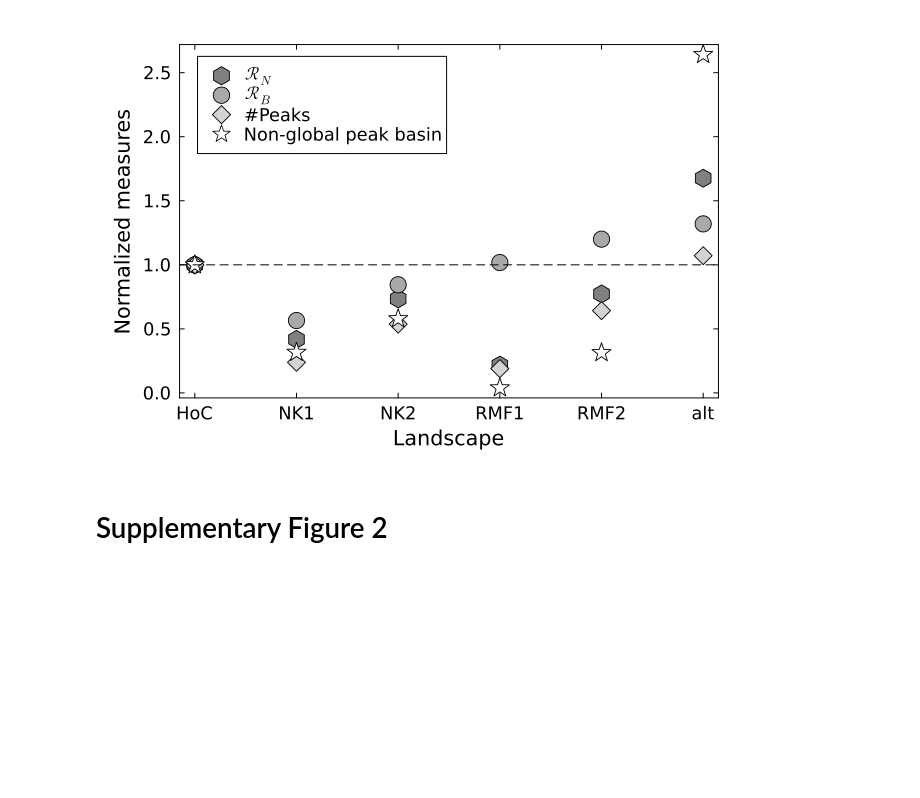
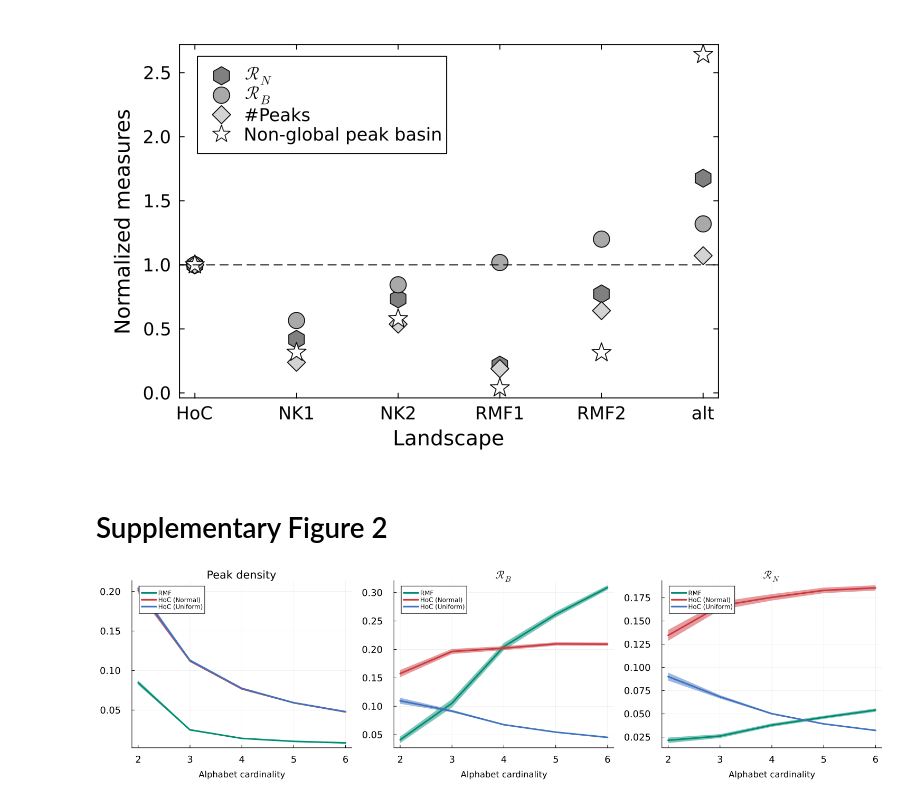
Before and after one commit to MSri95/Landscape_Navigation, a Jupyter notebook: Navigation_review_code.ipynb, the cells around one changed output. Drawn from its saved outputs; the diff is of its cells as text; code cells hidden in the pictures; blank space fills up the shorter version.

Commit message:
With supplementary figure 3
and legend changes to supplementary figure 2

```diff
--- a/Navigation_review_code.ipynb
+++ b/Navigation_review_code.ipynb
@@ -418,6 +562,7 @@ Dict{String, RGB{Float64}} with 7 entries:
   "hoc2" => RGB{Float64}(0.8,0.3,0.55)
   "NK1"  => RGB{Float64}(0.88,0.56,0.12)
 # %%
+dynamics ="RAW";
 
 all_R = Float64[]
 all_peaks = Float64[]
@@ -455,7 +600,7 @@ for land in landscapes
 
 
         for reps in 1:tot
-            N_val, basins, mean_F, npeaks, gb = compute_N_exact(a, L, land, c,K)
+            N_val, basins, mean_F, npeaks, gb = compute_N_exact(a, L, land, c,K, dynamics)
             npeaks =npeaks/a^L
             push!(Rs, N_val)
             push!(base_R, mean_F)
@@ -463,7 +608,7 @@ for land in landscapes
             push!(gb_sizes, 1-gb)
         end
 
-        writedlm("results_$(land).csv", [Rs base_R tot_peaks gb_sizes])
+        writedlm("results_$(land)_$(dynamics).csv", [Rs base_R tot_peaks gb_sizes])
 
 
         push!(all_peaks, mean(tot_peaks))
@@ -634,0 +857,76 @@ display(p4)
+# %%
+using Plots
+p1 = plot(
+    xlabel = "Alphabet cardinality, a",
+    ylabel="",
+    title = L"\mathcal{R}_N",
+    legend = :topleft,
+    tickfontsize = 12,
+)
+
+p2 = plot(
+    xlabel = "Alphabet cardinality, a",
+     ylabel="",
+    title = L"\mathcal{R}_B",
+    legend = :topleft,
+    tickfontsize = 12,
+)
+
+p3 = plot(
+    xlabel = "Alphabet cardinality, a",
+     ylabel="",
+    title = "Peak density",
+    legend = :topleft,
+    tickfontsize = 12,
+)
+
+labs = Dict{String, String}()
+labs["RMF1"] = "RMF"
+labs["hoc"] = "HoC (Normal)"
+labs["HOC"] = "HoC (Uniform)"
+
+for land in ["RMF1", "hoc", "HOC"]
+
+
+
+    plot!(
+        p2,
+        a_values,
+        F_mean[land],
+        ribbon = F_err[land],
+        label = labs[land],
+        color = colors[land],
+        linewidth = 2,
+        xlabel = "Alphabet cardinality"
+    )
+
+     plot!(
+        p1,
+        a_values,
+        RN_mean[land],
+        ribbon = RN_err[land],
+        label = labs[land],
+        color = colors[land],
+        linewidth = 2,
+        xlabel = "Alphabet cardinality"
+    )
+
+
+    plot!(
+        p3,
+        a_values,
+        P_mean[land],
+        ribbon = P_err[land],
+        label = labs[land],
+        color = colors[land],
+        linewidth = 2,
+        xlabel = "Alphabet cardinality"
+    )
+end
+
+p = plot(p3, p2, p1, layout = (1, 3), size = (1500, 400), lw = 3,
+    bottom_margin = 8Plots.mm,)
+
+display(p)
+# %% [output]
+[figure, added]
```
Also changed, not shown: parts of 8 cells of this notebook.
